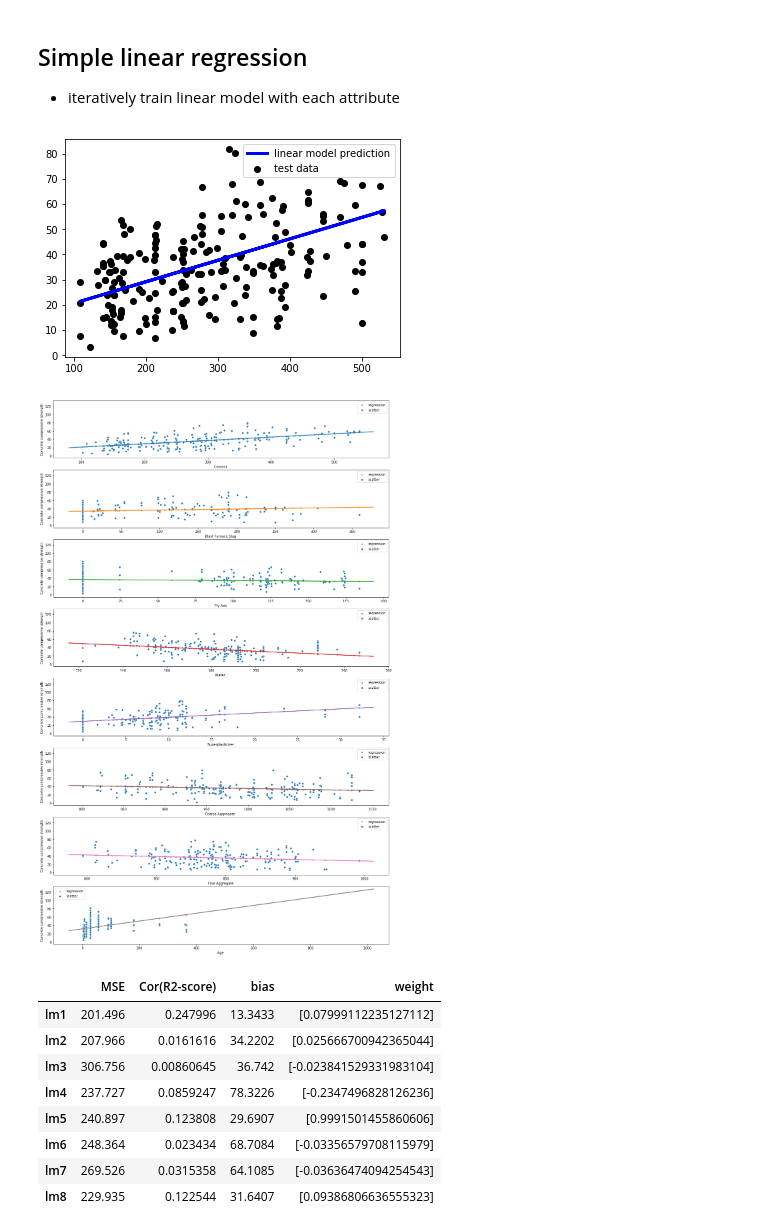
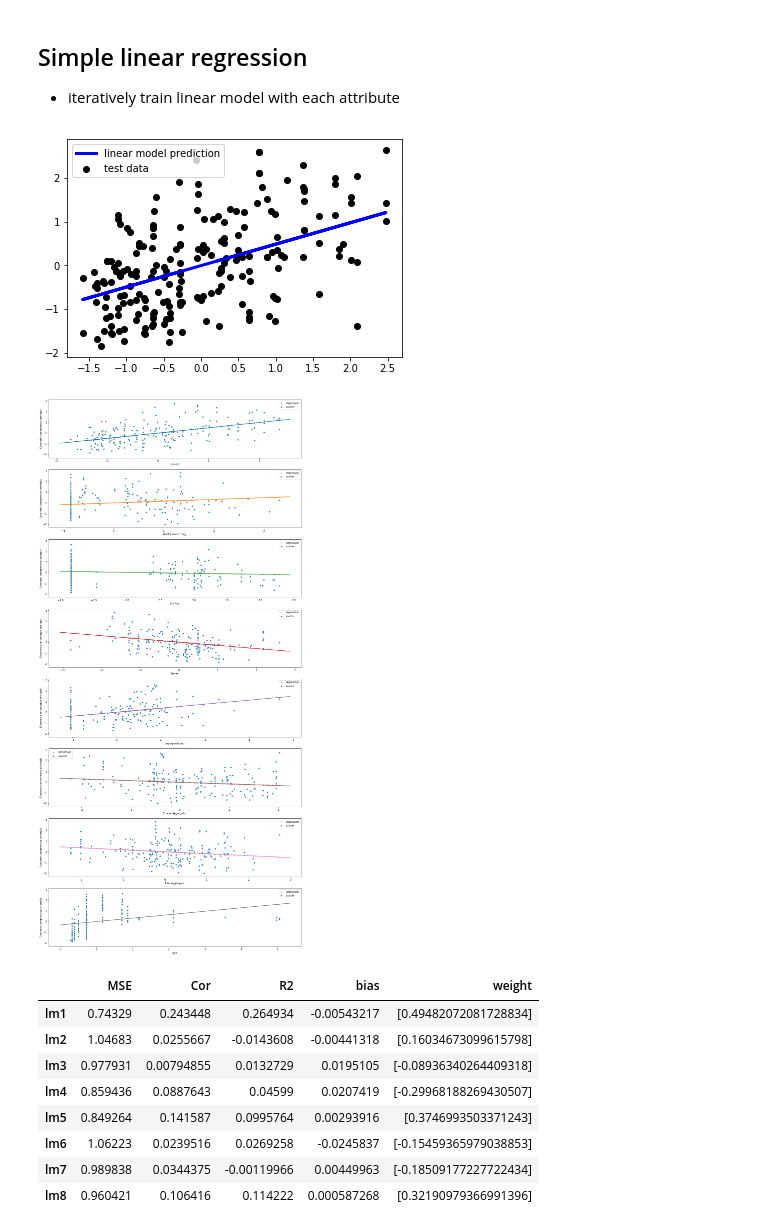
Before and after one commit to hcchang0701/machine_learning, a Jupyter notebook: hw3/Problem1.ipynb, the cells around one changed output. Saved outputs shown, nothing was run; the diff lists cells and outputs as text; code cells hidden in the pictures.

Commit message:
Update Standardization part & fix R2-score

```diff
--- a/hw3/Problem1.ipynb
+++ b/hw3/Problem1.ipynb
@@ -55,0 +61,7 @@ Columns containing missing value: []
+# %%
+from sklearn.preprocessing import StandardScaler
+
+df_origin = df
+np_scaled = StandardScaler().fit_transform(df)
+df = pd.DataFrame(np_scaled, columns=df.columns)
+df.head()
@@ -99,9 +118,11 @@ X, y = df.iloc[:, 0], df.iloc[:, -1]
 # X = X.values.reshape(-1, 1)
 # y = y.values.reshape(-1, 1)
 
-from sklearn.metrics import mean_squared_error
+from sklearn.metrics import mean_squared_error, r2_score
 row = ['lm1', 'lm2', 'lm3', 'lm4', 'lm5', 'lm6', 'lm7', 'lm8']
-col = ['MSE', 'Cor(R2-score)', 'bias', 'weight']
+col = ['MSE', 'Cor', 'R2', 'bias', 'weight']
+row = ['lm1', 'lm2', 'lm3', 'lm4', 'lm5', 'lm6', 'lm7', 'lm8']
+col = ['MSE', 'Cor', 'R2', 'bias', 'weight']
 regResult = pd.DataFrame(index=row, columns=col)
 # %%
 from sklearn.model_selection import train_test_split
@@ -144,14 +165,15 @@ plt.plot(X_test, y_pred_lm, color='blue', linewidth=3, label='linear model predi
 
 regResult.iloc[0, 0] = mean_squared_error(y_test, y_pred_lm)
 regResult.iloc[0, 1] = reg1.score(X_train, y_train)
-regResult.iloc[0, 2] = reg1.intercept_[0]
-regResult.iloc[0, 3] = reg1.coef_[0]
+regResult.iloc[0, 2] = r2_score(y_test, y_pred_lm)
+regResult.iloc[0, 3] = reg1.intercept_[0]
+regResult.iloc[0, 4] = reg1.coef_[0]
 regResult.assign()
 
 plt.legend()
 plt.show()
 # %% [output]
-[figure, old version]
+[figure, new version]
 # %%
 # cf. testing data(blue) & predicted data(orange)
 #sns.regplot(x=X_test.reshape(1,-1)[0], y=y_test.reshape(1,-1)[0])
@@ -165,7 +187,7 @@ from sklearn.linear_model import LinearRegression
 inputNum = 8
 
 axes = []
-fig, axes = plt.subplots(nrows=inputNum, sharey=True, figsize=(18, 30))
+fig, axes = plt.subplots(nrows=inputNum, sharey=True, figsize=(18, 40))
 
 for i in range(0, inputNum):
     #sns.regplot(x=df.columns[i], y=df.columns[inputNum], data=df, ax=axes[i])
@@ -183,45 +205,46 @@ for i in range(0, inputNum):
     y_test = y_test.values.reshape(-1, 1)
 
 
 
     ### simple linear regression by sklearn function
 
     # Train linear model by training set
     reg1 = LinearRegression().fit(X_train, y_train)
     y_pred_lm = reg1.predict(X_test)
     Test['y_pred_lm'] = y_pred_lm
 
     # Plot outputs
     #sns.scatterplot(x=X_test.reshape(1,-1)[0], y=y_test.reshape(1,-1)[0], ax=axes[i])
     #sns.regplot(x=X_test.reshape(1,-1)[0], y=y_pred_lm.reshape(1,-1)[0], ax=axes[i])
 
     sns.regplot(x=Test.columns[0], y=Test.columns[2],
                 data=Test, ax=axes[i], label='regression', marker='.')
     sns.scatterplot(x=Test.columns[0], y=Test.columns[1],
                     data=Test, ax=axes[i], label='scatter')
 
 
     #plt.plot(X_test, y_pred_lm, color='blue', linewidth=3)
 
     regResult.iloc[i, 0] = mean_squared_error(y_test, y_pred_lm)
     regResult.iloc[i, 1] = reg1.score(X_train, y_train)
-    regResult.iloc[i, 2] = reg1.intercept_[0]
-    regResult.iloc[i, 3] = reg1.coef_[0]
+    regResult.iloc[i, 2] = r2_score(y_test, y_pred_lm)
+    regResult.iloc[i, 3] = reg1.intercept_[0]
+    regResult.iloc[i, 4] = reg1.coef_[0]
     regResult.assign()
 
     #plt.legend()
     #plt.show()
 # %% [output]
-[figure, old version]
+[figure, new version]
 # %%
 regResult.assign()
 # %% [output]
-|  | MSE | Cor(R2-score) | bias | weight |
-| lm1 | 201.496 | 0.247996 | 13.3433 | [0.07999112235127112] |
-| lm2 | 207.966 | 0.0161616 | 34.2202 | [0.025666700942365044] |
-| lm3 | 306.756 | 0.00860645 | 36.742 | [-0.023841529331983104] |
-| lm4 | 237.727 | 0.0859247 | 78.3226 | [-0.2347496828126236] |
-| lm5 | 240.897 | 0.123808 | 29.6907 | [0.9991501455860606] |
-| lm6 | 248.364 | 0.023434 | 68.7084 | [-0.03356579708115979] |
-| lm7 | 269.526 | 0.0315358 | 64.1085 | [-0.03636474094254543] |
-| lm8 | 229.935 | 0.122544 | 31.6407 | [0.09386806636555323] |
+|  | MSE | Cor | R2 | bias | weight |
+| lm1 | 0.74329 | 0.243448 | 0.264934 | -0.00543217 | [0.49482072081728834] |
+| lm2 | 1.04683 | 0.0255667 | -0.0143608 | -0.00441318 | [0.16034673099615798] |
+| lm3 | 0.977931 | 0.00794855 | 0.0132729 | 0.0195105 | [-0.08936340264409318] |
+| lm4 | 0.859436 | 0.0887643 | 0.04599 | 0.0207419 | [-0.29968188269430507] |
+| lm5 | 0.849264 | 0.141587 | 0.0995764 | 0.00293916 | [0.3746993503371243] |
+| lm6 | 1.06223 | 0.0239516 | 0.0269258 | -0.0245837 | [-0.15459365979038853] |
+| lm7 | 0.989838 | 0.0344375 | -0.00119966 | 0.00449963 | [-0.18509177227722434] |
+| lm8 | 0.960421 | 0.106416 | 0.114222 | 0.000587268 | [0.32190979366991396] |
```
Also changed, not shown: parts of 10 cells of this notebook, 1 other file.
